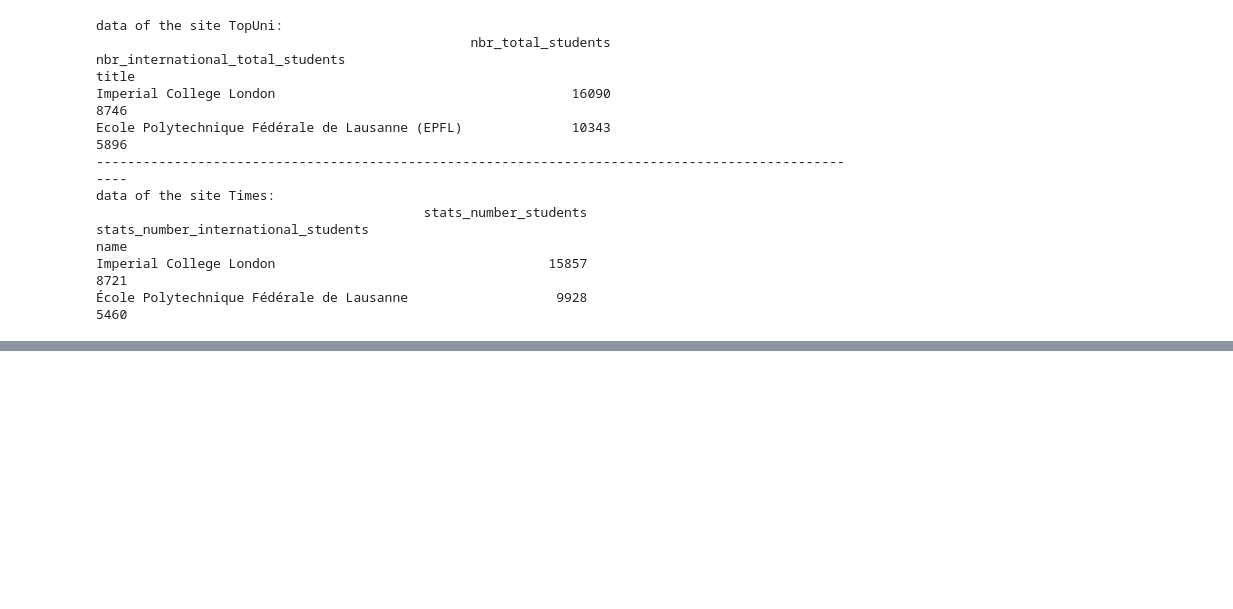
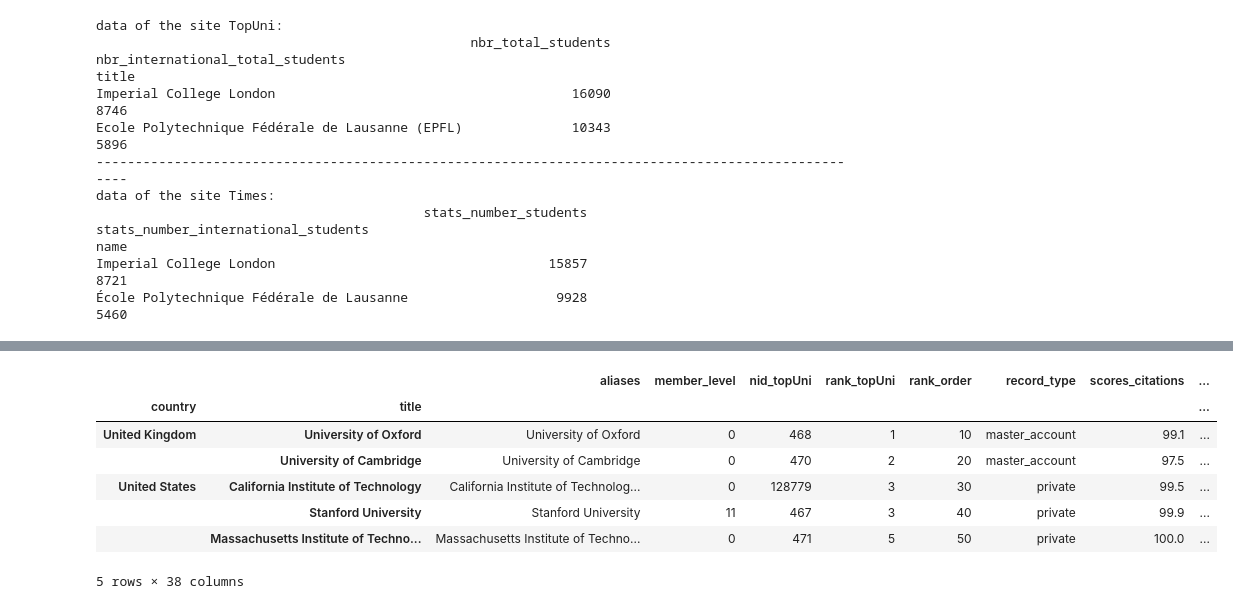
Before and after one commit to NicoBrun/ada2017, a Jupyter notebook: 02 - Data from the Web/Homework 2.ipynb, the cells around one changed output, grey strips where cells are left out. Saved outputs shown, nothing was run; the diff lists cells and outputs as text; code cells hidden in the pictures; blank space fills up the shorter version.

```diff
--- a/02 - Data from the Web/Homework 2.ipynb
+++ b/02 - Data from the Web/Homework 2.ipynb
@@ -396,0 +464,14 @@ pass
+# %%
+cleared_TopUni200 = fullDataFrameTopUni200.copy()
+# %%
+# we want the ratios we computed previously to open more possibilities in the correlation question
+cleared_TopUni200['ratio_international_students'] = filteredDataFrame1['ratio_international_students']
+cleared_TopUni200['ratio_faculty_per_student'] = filteredDataFrame1['ratio_faculty_per_student']
+
+# now we clear the title and rank in terms of undesired signs and symbols
+cleared_TopUni200['title'] = [remove_accents(remove_sigles(s)) for s in cleared_TopUni200['title']]
+# here we take the opportunity to rename the rank_display
+cleared_TopUni200['rank'] = [correct_rank(k) for k in cleared_TopUni200['rank_display']]
+final_TopUni200 = cleared_TopUni200.drop('rank_display',1)
+
+final_TopUni200.head()
@@ -396,0 +485,16 @@ pass
+# %%
+cleared_Times = fullDataFrameTimes200.copy()
+
+# clear names and ranks
+cleared_Times['name'] = [remove_accents(remove_sigles(s)) for s in cleared_Times['name']]
+cleared_Times['rank'] = [correct_rank(k) for k in cleared_Times['rank']]
+
+
+# rename interesting statistics to facilitate comparision between both websites
+final_Times = cleared_Times.rename(columns = {'stats_number_students':'nbr_total_students',
+                                    'stats_number_international_students':'nbr_international_total_students',
+                                    'stats_number_staffs':'nbr_faculty_members',
+                                    'stats_pc_intl_students':'ratio_international_students',
+                                    'stats_student_staff_ratio':'ratio_faculty_per_student',
+                                    'location':'country','name':'title'})
+final_Times.head()
@@ -396,0 +509,22 @@ pass
+# %%
+'''*** Merge dataframes ***'''
+
+# now we merge the datas on title by inner join, since what interests us
+# for the next questions is also to compare both rankings, so that we want universities that appear in both websites
+merged_data = final_Times.merge(final_TopUni200,how = 'inner',suffixes=('_topUni', '_times'), on='title')
+
+# at the end we want to remove country duplicates,
+# supposing that the location is obviously the same even if the formulation may differ
+
+merged_rankings = merged_data.drop('country_times',1).rename(columns={'country_topUni':'country'}).set_index(['country','title'])
+
+merged_rankings.head()
+# %% [output]
+|  |  | aliases | member_level | nid_topUni | rank_topUni | rank_order | record_type | scores_citations | ... |
+| country | title |  |  |  |  |  |  |  | ... |
+| United Kingdom | University of Oxford | University of Oxford | 0 | 468 | 1 | 10 | master_account | 99.1 | ... |
+|  | University of Cambridge | University of Cambridge | 0 | 470 | 2 | 20 | master_account | 97.5 | ... |
+| United States | California Institute of Technology | California Institute of Technolog... | 0 | 128779 | 3 | 30 | private | 99.5 | ... |
+|  | Stanford University | Stanford University | 11 | 467 | 3 | 40 | private | 99.9 | ... |
+|  | Massachusetts Institute of Techno... | Massachusetts Institute of Techno... | 0 | 471 | 5 | 50 | private | 100.0 | ... |
+5 rows × 38 columns
```
Also changed, not shown: parts of 34 cells of this notebook.
